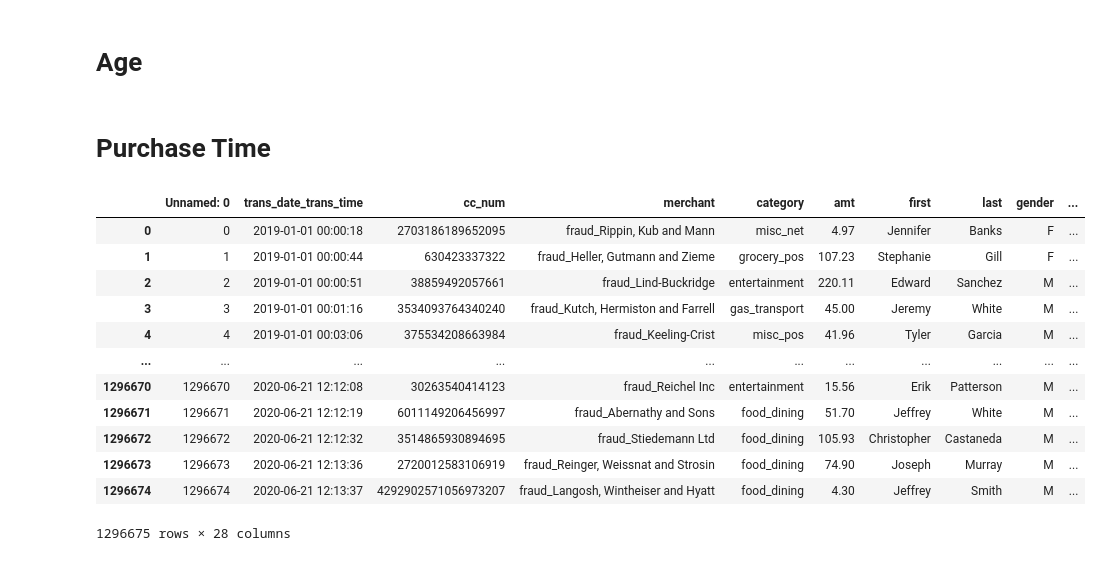
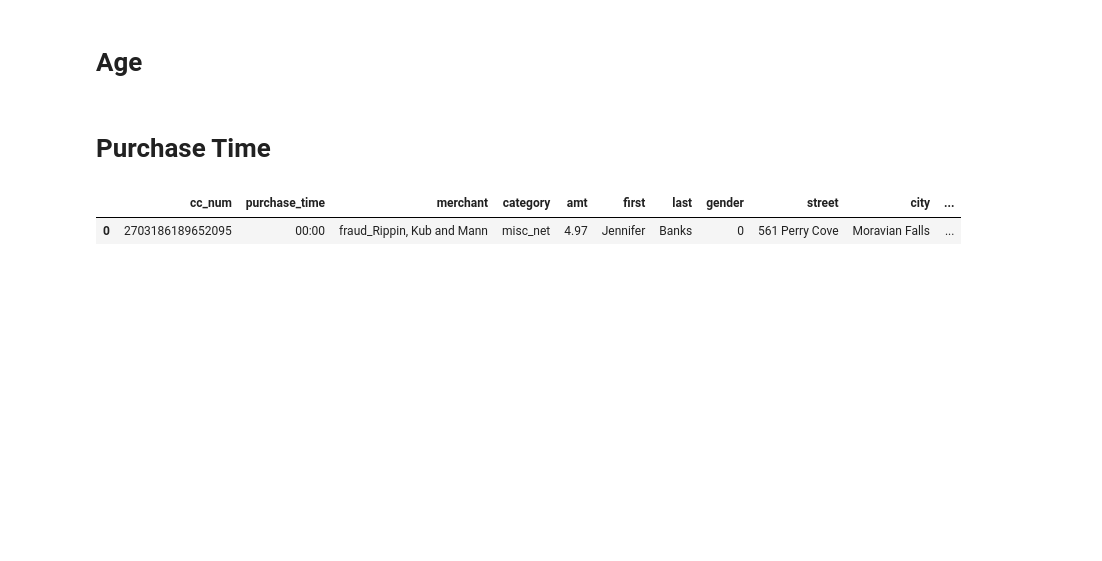
Before and after one commit to igorc22/Anomaly-Detection, a Jupyter notebook: anomaly.ipynb, the cells around one changed output. Saved outputs shown, nothing was run; the diff lists cells and outputs as text; code cells hidden in the pictures; blank space fills up the shorter version.

```diff
--- a/anomaly.ipynb
+++ b/anomaly.ipynb
@@ -87,5 +91,9 @@ credit_df[['coords','merch_coords','distance']]
+# %%
+credit_df['gender'] = credit_df['gender'].map({'M': 1, 'F': 0})
 # %% [markdown]
 # Frequency
+# %%
+credit_df['frequency'] = credit_df.groupby(['merchant', 'cc_num'])['trans_num'].transform('count')
 # %% [markdown]
 # Age
 # %%
@@ -97,18 +105,8 @@ credit_df['age'] = pd.to_datetime(credit_df['dob']).apply(lambda dob: today.year
 # %%
 credit_df['purchase_time'] = pd.to_datetime(credit_df['trans_date_trans_time']).dt.strftime('%H:%M')
 # %%
-credit_df_transformed = credit_df['cc_num','purchase_time','merchant','category','amt', 'first','last','gender','street','city','state','zip','coords','city_pop','job','dob','trans_num','unix_time','merch_coords','distance']
+credit_df_transformed = credit_df[['cc_num','purchase_time','merchant','category','amt', 'first','last','gender','street','city','state','zip','coords','city_pop','job','age','trans_num','unix_time','merch_coords','distance', 'frequency', 'is_fraud']]
+credit_df_transformed.head(1)
 # %% [output]
-|  | Unnamed: 0 | trans_date_trans_time | cc_num | merchant | category | amt | first | last | gender | ... |
-| 0 | 0 | 2019-01-01 00:00:18 | 2703186189652095 | fraud_Rippin, Kub and Mann | misc_net | 4.97 | Jennifer | Banks | F | ... |
-| 1 | 1 | 2019-01-01 00:00:44 | 630423337322 | fraud_Heller, Gutmann and Zieme | grocery_pos | 107.23 | Stephanie | Gill | F | ... |
-| 2 | 2 | 2019-01-01 00:00:51 | 38859492057661 | fraud_Lind-Buckridge | entertainment | 220.11 | Edward | Sanchez | M | ... |
-| 3 | 3 | 2019-01-01 00:01:16 | 3534093764340240 | fraud_Kutch, Hermiston and Farrell | gas_transport | 45.00 | Jeremy | White | M | ... |
-| 4 | 4 | 2019-01-01 00:03:06 | 375534208663984 | fraud_Keeling-Crist | misc_pos | 41.96 | Tyler | Garcia | M | ... |
-| ... | ... | ... | ... | ... | ... | ... | ... | ... | ... | ... |
-| 1296670 | 1296670 | 2020-06-21 12:12:08 | 30263540414123 | fraud_Reichel Inc | entertainment | 15.56 | Erik | Patterson | M | ... |
-| 1296671 | 1296671 | 2020-06-21 12:12:19 | 6011149206456997 | fraud_Abernathy and Sons | food_dining | 51.70 | Jeffrey | White | M | ... |
-| 1296672 | 1296672 | 2020-06-21 12:12:32 | 3514865930894695 | fraud_Stiedemann Ltd | food_dining | 105.93 | Christopher | Castaneda | M | ... |
-| 1296673 | 1296673 | 2020-06-21 12:13:36 | 2720012583106919 | fraud_Reinger, Weissnat and Strosin | food_dining | 74.90 | Joseph | Murray | M | ... |
-| 1296674 | 1296674 | 2020-06-21 12:13:37 | 4292902571056973207 | fraud_Langosh, Wintheiser and Hyatt | food_dining | 4.30 | Jeffrey | Smith | M | ... |
+|  | cc_num | purchase_time | merchant | category | amt | first | last | gender | street | city | ... |
+| 0 | 2703186189652095 | 00:00 | fraud_Rippin, Kub and Mann | misc_net | 4.97 | Jennifer | Banks | 0 | 561 Perry Cove | Moravian Falls | ... |
-1296675 rows × 28 columns
```
Also changed, not shown: parts of 2 cells of this notebook.
